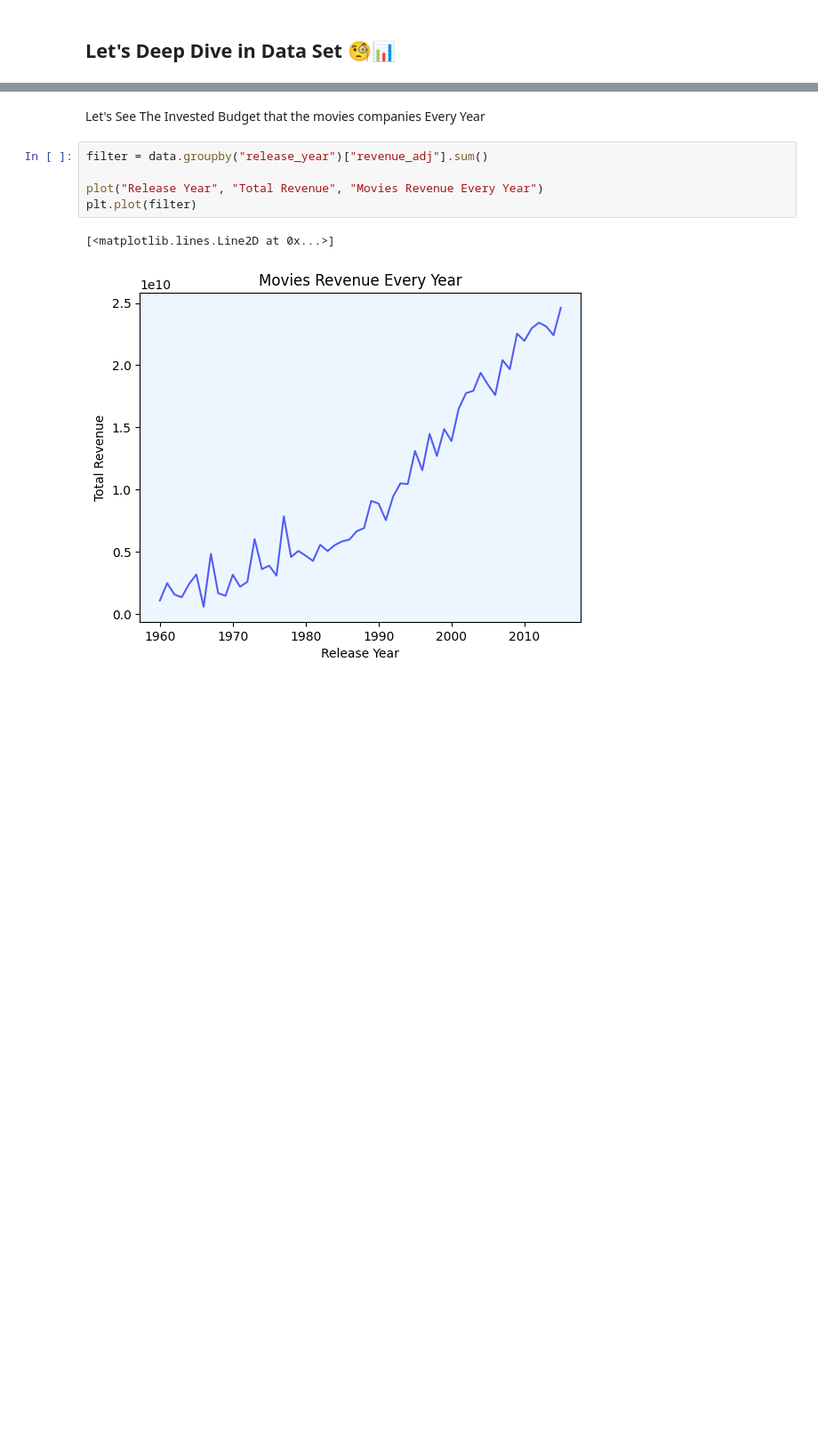
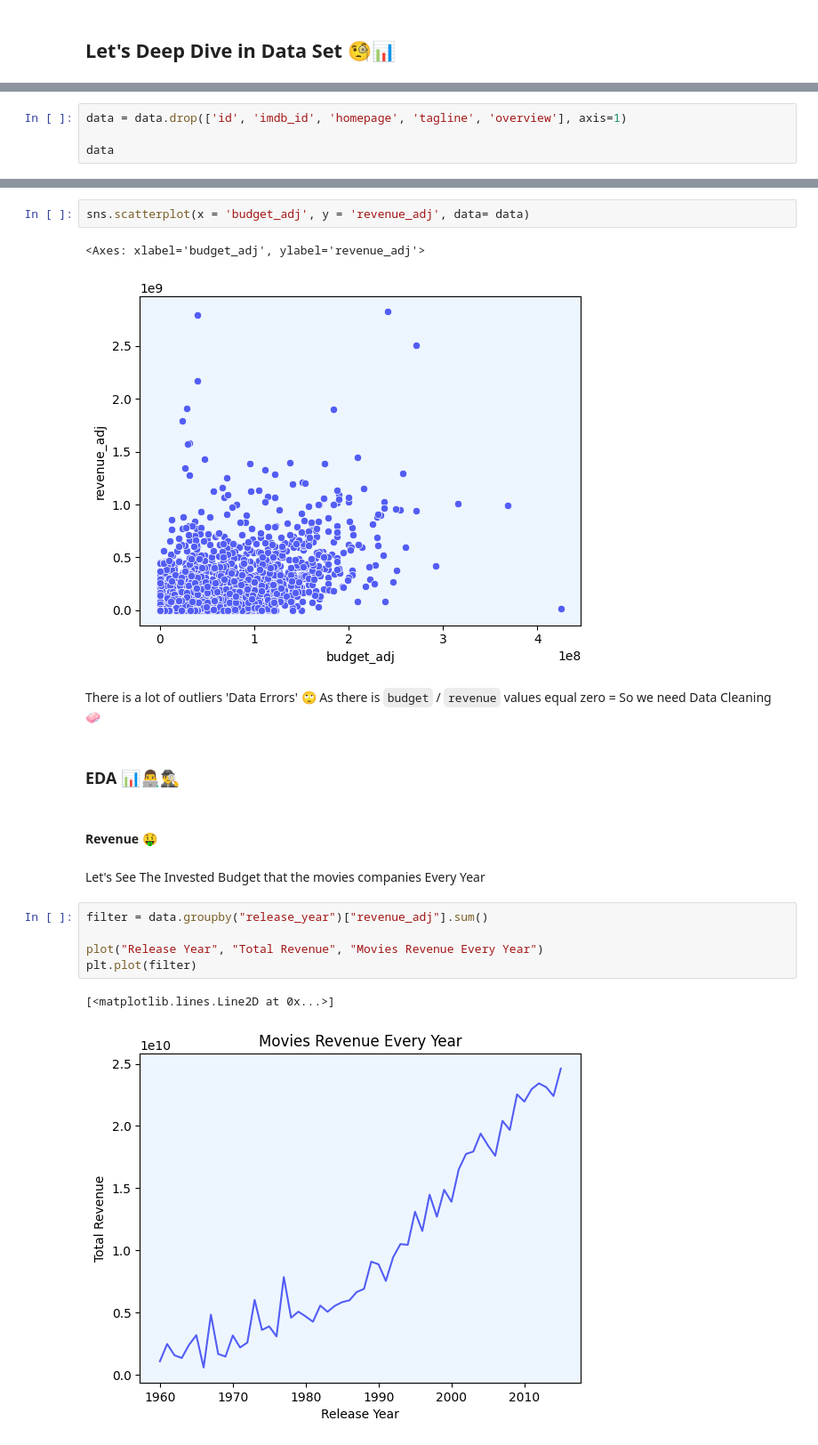
Before and after one commit to mszakii/DECI-L3-P1, a Jupyter notebook: project.ipynb, the cells around one changed output, grey strips where cells are left out. Shown at 89% size. Saved outputs shown, nothing was run; the diff lists cells and outputs as text; blank space fills up the shorter version.

Commit message:
Some cleaning 🧼

```diff
--- a/project.ipynb
+++ b/project.ipynb
@@ -37,0 +48,4 @@ data.head(3)
+# %%
+data = data.drop(['id', 'imdb_id', 'homepage', 'tagline', 'overview'], axis=1)
+
+data
@@ -38,3 +136,14 @@ data.head(3)
+# %%
+sns.scatterplot(x = 'budget_adj', y = 'revenue_adj', data= data)
+# %% [output]
+<Axes: xlabel='budget_adj', ylabel='revenue_adj'>
+[figure, added]
+# %% [markdown]
+There is a lot of outliers 'Data Errors' 🙄 As there is `budget` / `revenue` values equal zero = So we need Data Cleaning 🧼
+# %% [markdown]
+### EDA 📊👨‍💻🕵️‍♂️
+# %% [markdown]
+#### Revenue 🤑
 # %% [markdown]
 Let's See The Invested Budget that the movies companies Every Year
 # %%
```
Also changed, not shown: parts of 16 cells of this notebook.
